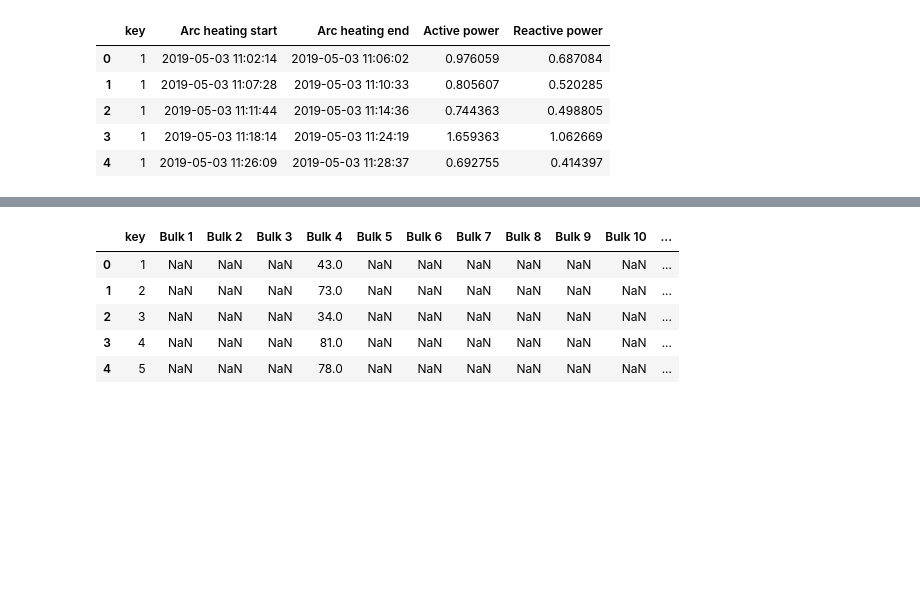
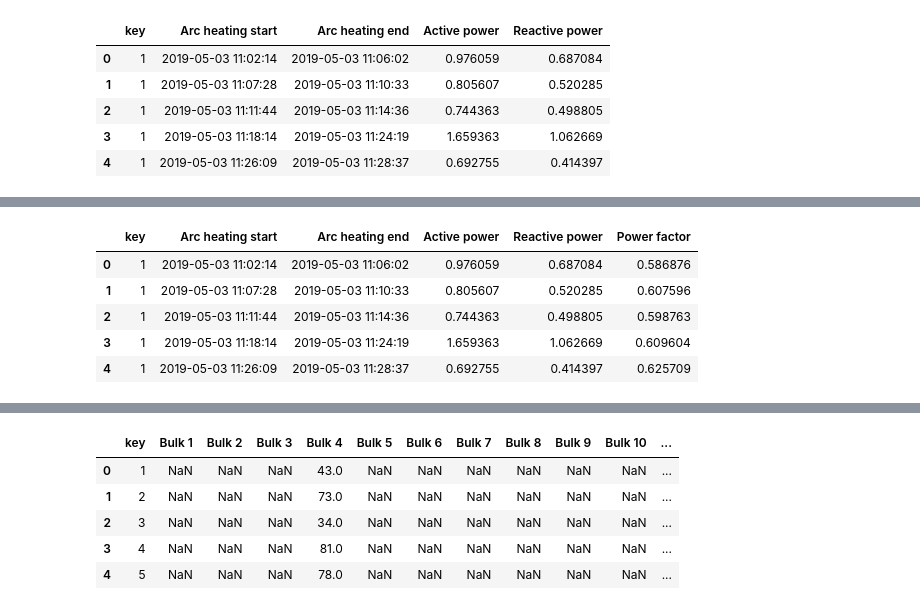
Before and after one commit to danendless/TT-Sprint17-FINAL-PROJECT, a Jupyter notebook: notebooks/Steelproof_exploration_notebook.ipynb, the cells around one changed output, grey strips where cells are left out. Saved outputs shown, nothing was run; the diff lists cells and outputs as text; code cells hidden in the pictures; blank space fills up the shorter version.

```diff
--- a/notebooks/exploration_notebook.ipynb
+++ b/notebooks/Steelproof_exploration_notebook.ipynb
@@ -72,0 +129,9 @@ data_arc_en.head()
+# %%
+data_arc_en[data_arc_en['key']== 1]
+# %% [output]
+|  | key | Arc heating start | Arc heating end | Active power | Reactive power | Power factor |
+| 0 | 1 | 2019-05-03 11:02:14 | 2019-05-03 11:06:02 | 0.976059 | 0.687084 | 0.586876 |
+| 1 | 1 | 2019-05-03 11:07:28 | 2019-05-03 11:10:33 | 0.805607 | 0.520285 | 0.607596 |
+| 2 | 1 | 2019-05-03 11:11:44 | 2019-05-03 11:14:36 | 0.744363 | 0.498805 | 0.598763 |
+| 3 | 1 | 2019-05-03 11:18:14 | 2019-05-03 11:24:19 | 1.659363 | 1.062669 | 0.609604 |
+| 4 | 1 | 2019-05-03 11:26:09 | 2019-05-03 11:28:37 | 0.692755 | 0.414397 | 0.625709 |
```
Also changed, not shown: parts of 19 cells of this notebook, 1 other file.
